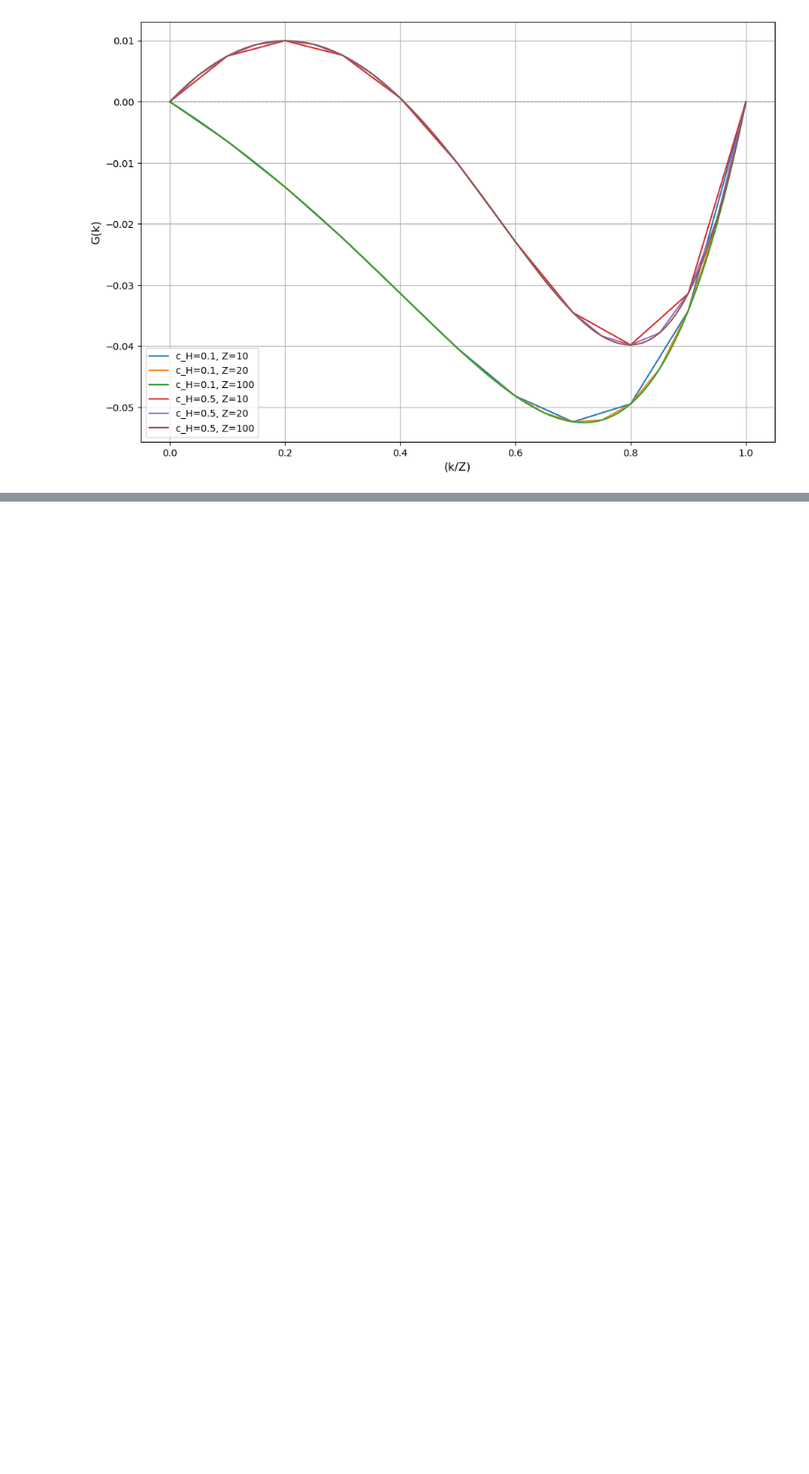
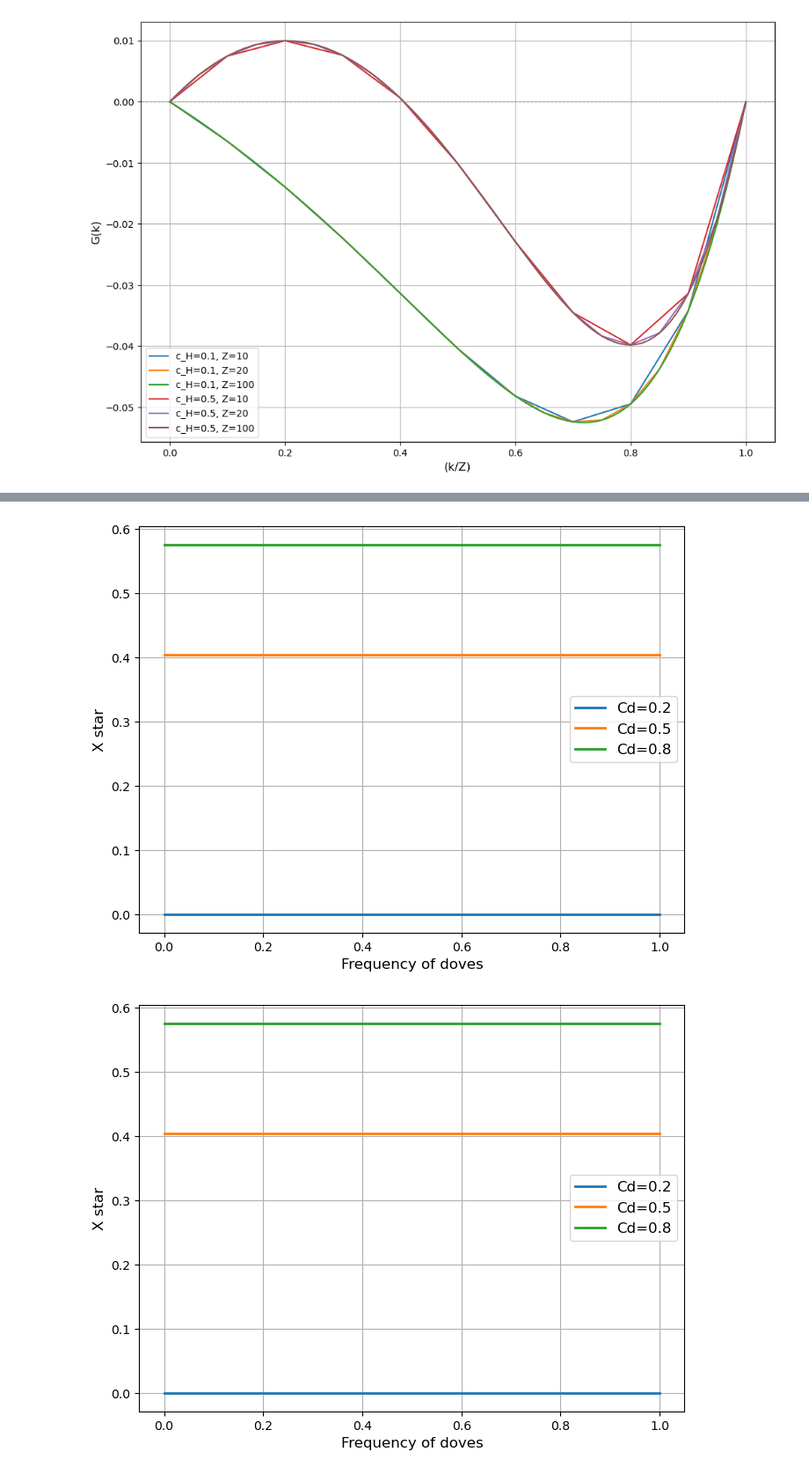
Before and after one commit to femkegeens/CGT, a Jupyter notebook: cgt_group_assignment.ipynb, the cells around one changed output, grey strips where cells are left out. Shown: that part at 88% size. Drawn from its saved outputs; the diff is of its cells as text; code cells hidden in the pictures; blank space fills up the shorter version.

```diff
--- a/cgt_group_assignment.ipynb
+++ b/cgt_group_assignment.ipynb
@@ -279,0 +421,27 @@ plt.show()
+# %%
+T_labels = ["T=0.2", "T=0.4", "T=0.6", "T=0.8"]
+T_values =  [0.2, 0.4, 0.6, 0.8]
+
+Hawks_Costs_labels = ["Cd=0.2", "Cd=0.5", "Cd=0.8"]
+Hawks_Costs = [0.2, 0.5, 0.8]
+
+for i, T in enumerate(T_values):
+
+    plt.figure(figsize=(8, 6))
+
+    for i, c_h in enumerate(Hawks_Costs):
+
+        y_as, x_as = figure3B(T, c_h)
+        plt.plot(x_as, y_as, label=Hawks_Costs_labels[i], linewidth=2)
+
+    # Add labels, legend, and grid
+    plt.xlabel("Frequency of doves", fontsize=12)
+    plt.ylabel("X star", fontsize=12)
+    plt.legend(fontsize=12)
+    plt.grid(True)
+
+    # Show the plot
+    plt.show()
+# %% [output]
+[figure, added]
+[figure, added]
```
Also changed, not shown: parts of 9 cells of this notebook.
